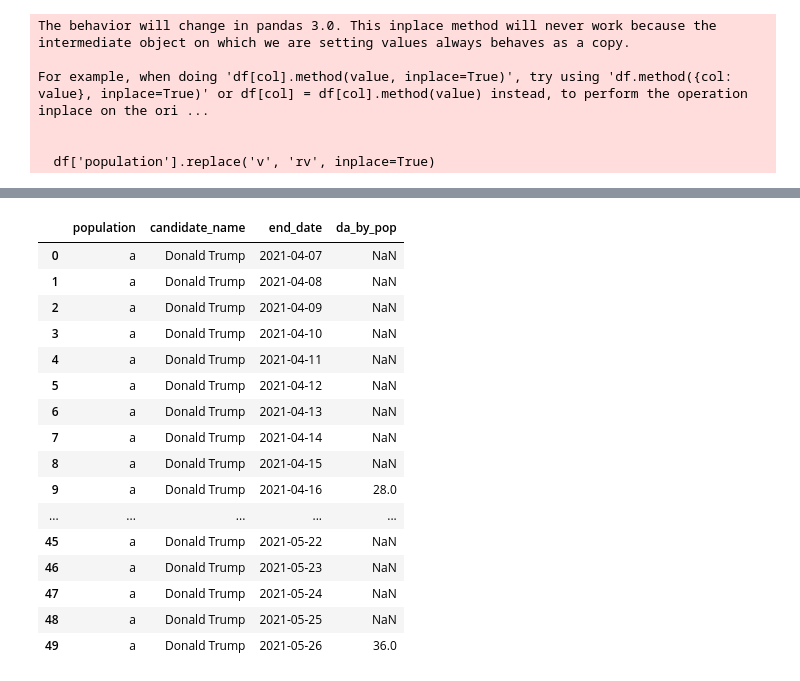
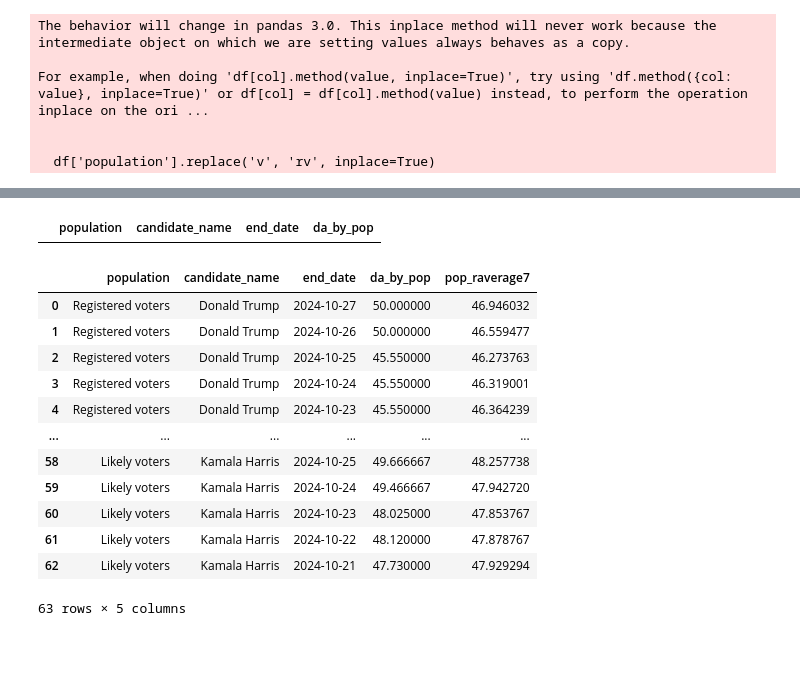
Before and after one commit to wh33les/1stTableauProject, a Jupyter notebook: PollingAverages/PresidentPollsCleanup.ipynb, the cells around one changed output, grey strips where cells are left out. Saved outputs shown, nothing was run; the diff lists cells and outputs as text; code cells hidden in the pictures; blank space fills up the shorter version.

```diff
--- a/PollingAverages/PresidentPollsCleanup.ipynb
+++ b/PollingAverages/PresidentPollsCleanup.ipynb
@@ -60,0 +61,4 @@ df = pd.read_csv("president_polls.csv")#_cleaned.csv")
+# %%
+# Get the new data, along with the last week of old data
+
+last_date = old_data['end_date'][0]
@@ -153,22 +130,23 @@ crucial_data.to_csv("crucial_data.csv", index=False)
+# %%
+crucial_data.sort_values(['end_date', 'candidate_name', 'population']).tail(50)
+# %% [output]
+|  | population | candidate_name | end_date | da_by_pop |
 # %%
-crucial_data = pd.read_csv("crucial_data.csv")
+# Add in the last six days of the old data for the rolling average
+
+crucial_data = pd.concat([old_data[old_data['end_date'] > last_date-pd.Timedelta(days=7)], crucial_data], ignore_index=True)
+crucial_data
+# %% [output]
+|  | population | candidate_name | end_date | da_by_pop | pop_raverage7 |
+| 0 | Registered voters | Donald Trump | 2024-10-27 | 50.000000 | 46.946032 |
+| 1 | Registered voters | Donald Trump | 2024-10-26 | 50.000000 | 46.559477 |
+| 2 | Registered voters | Donald Trump | 2024-10-25 | 45.550000 | 46.273763 |
+| 3 | Registered voters | Donald Trump | 2024-10-24 | 45.550000 | 46.319001 |
+| 4 | Registered voters | Donald Trump | 2024-10-23 | 45.550000 | 46.364239 |
+| ... | ... | ... | ... | ... | ... |
+| 58 | Likely voters | Kamala Harris | 2024-10-25 | 49.666667 | 48.257738 |
+| 59 | Likely voters | Kamala Harris | 2024-10-24 | 49.466667 | 47.942720 |
+| 60 | Likely voters | Kamala Harris | 2024-10-23 | 48.025000 | 47.853767 |
+| 61 | Likely voters | Kamala Harris | 2024-10-22 | 48.120000 | 47.878767 |
+| 62 | Likely voters | Kamala Harris | 2024-10-21 | 47.730000 | 47.929294 |
+63 rows × 5 columns
-# %%
-crucial_data.head(50)
-# %% [output]
-|  | population | candidate_name | end_date | da_by_pop |
-| 0 | a | Donald Trump | 2021-04-07 | NaN |
-| 1 | a | Donald Trump | 2021-04-08 | NaN |
-| 2 | a | Donald Trump | 2021-04-09 | NaN |
-| 3 | a | Donald Trump | 2021-04-10 | NaN |
-| 4 | a | Donald Trump | 2021-04-11 | NaN |
-| 5 | a | Donald Trump | 2021-04-12 | NaN |
-| 6 | a | Donald Trump | 2021-04-13 | NaN |
-| 7 | a | Donald Trump | 2021-04-14 | NaN |
-| 8 | a | Donald Trump | 2021-04-15 | NaN |
-| 9 | a | Donald Trump | 2021-04-16 | 28.0 |
-| ... | ... | ... | ... | ... |
-| 45 | a | Donald Trump | 2021-05-22 | NaN |
-| 46 | a | Donald Trump | 2021-05-23 | NaN |
-| 47 | a | Donald Trump | 2021-05-24 | NaN |
-| 48 | a | Donald Trump | 2021-05-25 | NaN |
-| 49 | a | Donald Trump | 2021-05-26 | 36.0 |
```
Also changed, not shown: parts of 19 cells of this notebook, 9 other files.
